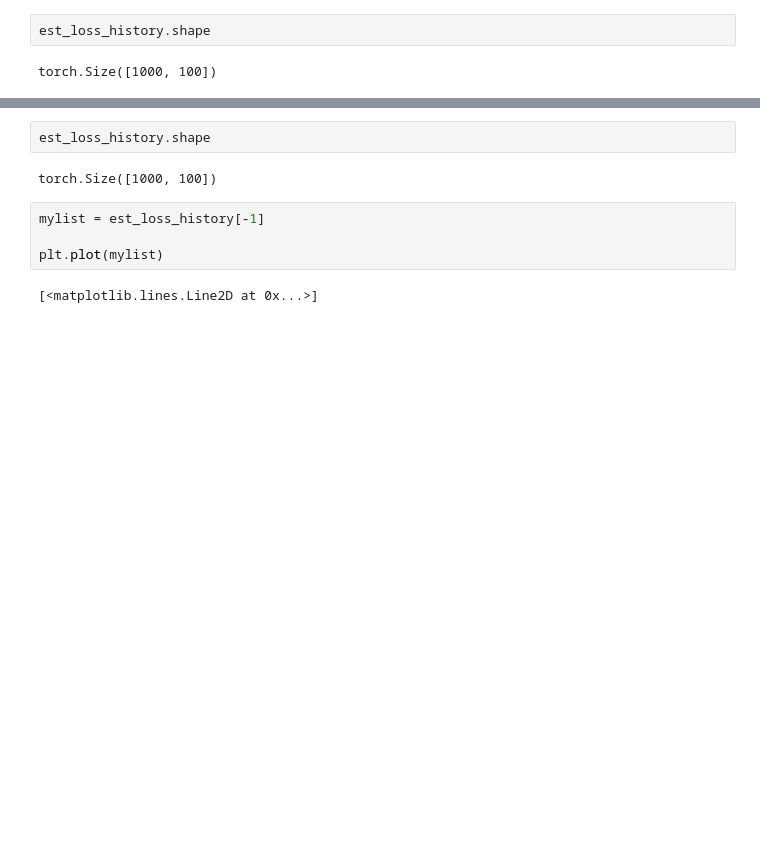
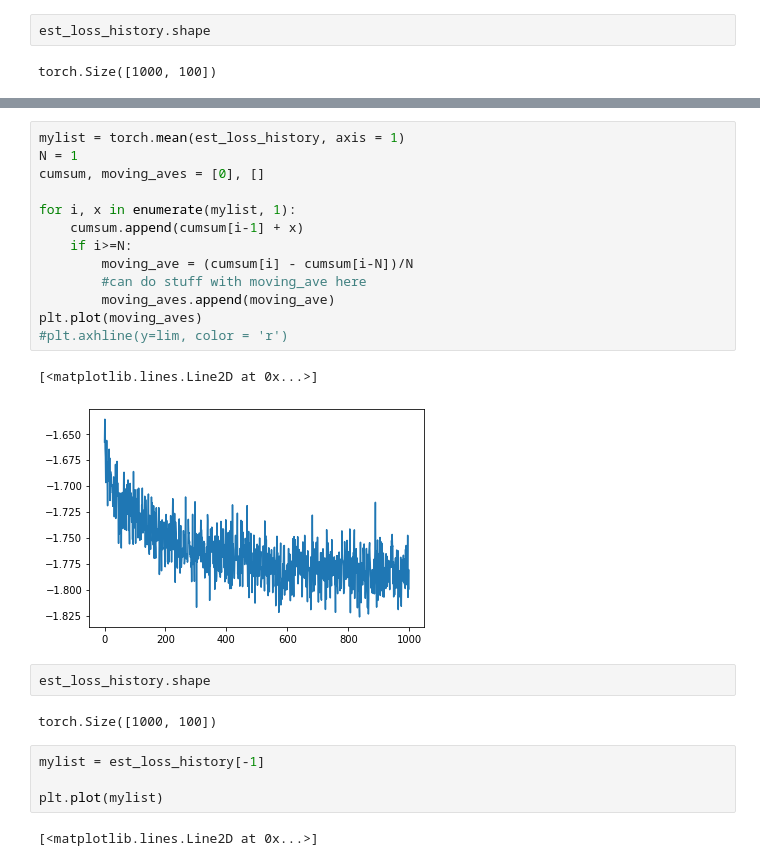
Before and after one commit to Ilyas-Malik/pyro, a Jupyter notebook: Untitled1.ipynb, the cells around one changed output, grey strips where cells are left out. Cells and saved outputs as stored; diff of their text form; blank space fills up the shorter version.

```diff
--- a/Untitled1.ipynb
+++ b/Untitled1.ipynb
@@ -83,3 +83,19 @@ plt.plot(minim)
+# %%
+mylist = torch.mean(est_loss_history, axis = 1)
+N = 1
+cumsum, moving_aves = [0], []
+
+for i, x in enumerate(mylist, 1):
+    cumsum.append(cumsum[i-1] + x)
+    if i>=N:
+        moving_ave = (cumsum[i] - cumsum[i-N])/N
+        #can do stuff with moving_ave here
+        moving_aves.append(moving_ave)
+plt.plot(moving_aves)
+#plt.axhline(y=lim, color = 'r')
+# %% [output]
+[<matplotlib.lines.Line2D at 0x...>]
+[figure, added]
 # %%
 est_loss_history.shape
 # %% [output]
```
Also changed, not shown: parts of 10 cells of this notebook, 1 other file.
